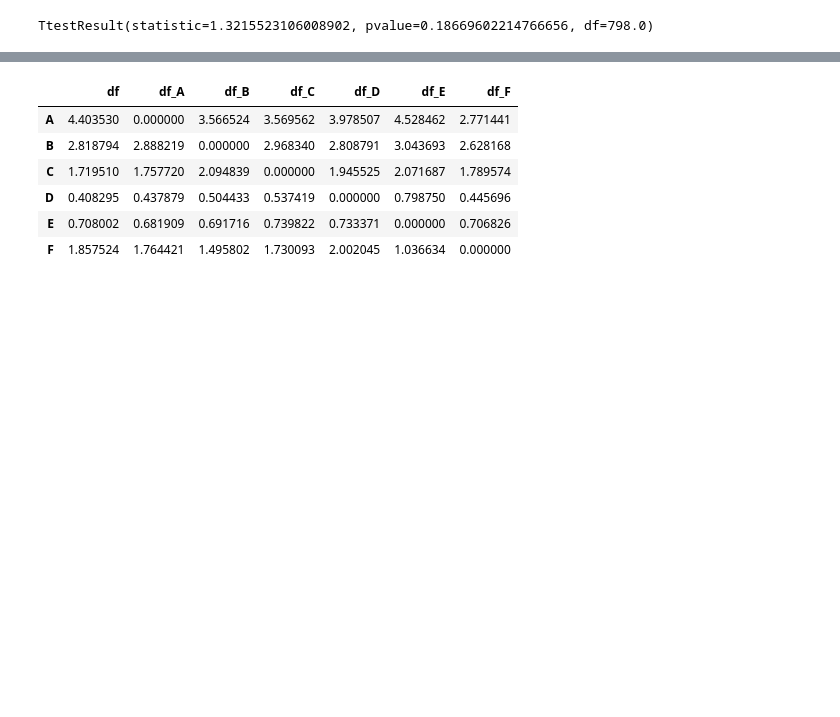
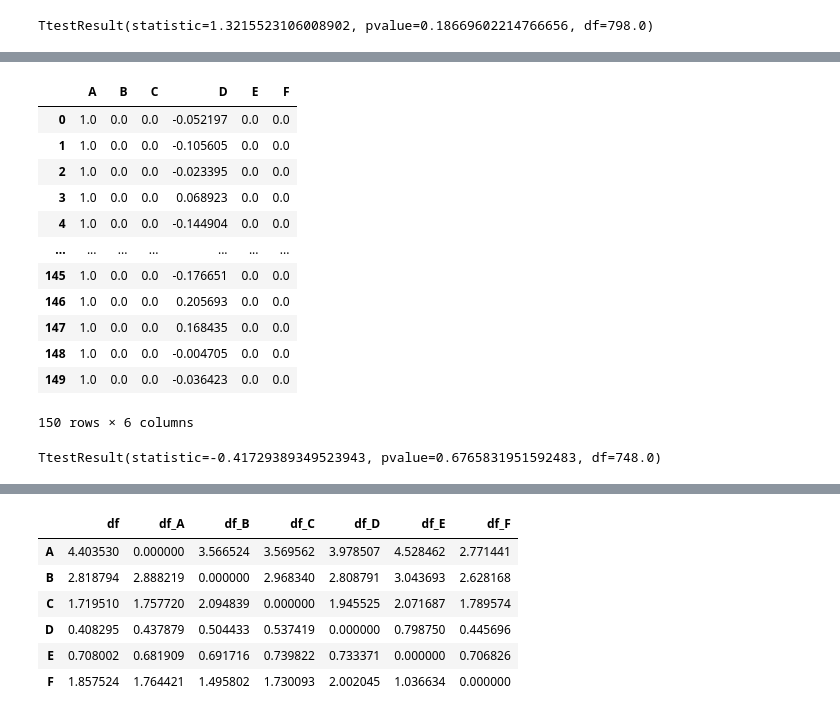
Before and after one commit to Villinger1999/BO-Mini-project, a Jupyter notebook: C-project/correlation.ipynb, the cells around one changed output, grey strips where cells are left out. Saved outputs shown, nothing was run; the diff lists cells and outputs as text; code cells hidden in the pictures; blank space fills up the shorter version.

```diff
--- a/C-project/correlation.ipynb
+++ b/C-project/correlation.ipynb
@@ -812,0 +727,23 @@ table_ttest_2
+# %%
+df_100x00 = pd.read_csv('data_1510.csv')
+df_100x00.drop('Unnamed: 0', axis=1, inplace=True)
+df_100x00
+# %% [output]
+|  | A | B | C | D | E | F |
+| 0 | 1.0 | 0.0 | 0.0 | -0.052197 | 0.0 | 0.0 |
+| 1 | 1.0 | 0.0 | 0.0 | -0.105605 | 0.0 | 0.0 |
+| 2 | 1.0 | 0.0 | 0.0 | -0.023395 | 0.0 | 0.0 |
+| 3 | 1.0 | 0.0 | 0.0 | 0.068923 | 0.0 | 0.0 |
+| 4 | 1.0 | 0.0 | 0.0 | -0.144904 | 0.0 | 0.0 |
+| ... | ... | ... | ... | ... | ... | ... |
+| 145 | 1.0 | 0.0 | 0.0 | -0.176651 | 0.0 | 0.0 |
+| 146 | 1.0 | 0.0 | 0.0 | 0.205693 | 0.0 | 0.0 |
+| 147 | 1.0 | 0.0 | 0.0 | 0.168435 | 0.0 | 0.0 |
+| 148 | 1.0 | 0.0 | 0.0 | -0.004705 | 0.0 | 0.0 |
+| 149 | 1.0 | 0.0 | 0.0 | -0.036423 | 0.0 | 0.0 |
+150 rows × 6 columns
+# %%
+ttest_100x00 = ttest_ind(df['D'], df_100x00['D']) # not significant
+ttest_100x00
+# %% [output]
+TtestResult(statistic=-0.41729389349523943, pvalue=0.6765831951592483, df=748.0)
```
Also changed, not shown: parts of 58 cells of this notebook, 23 other files.
